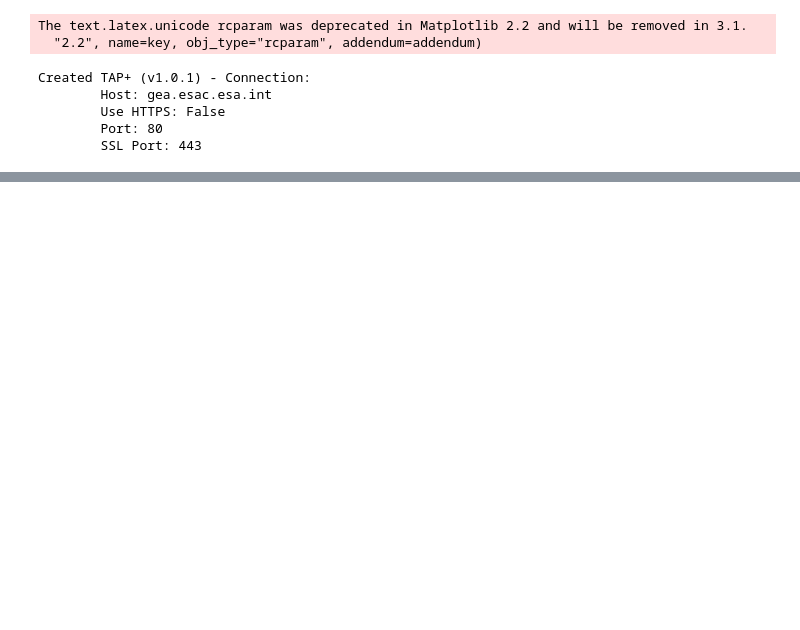
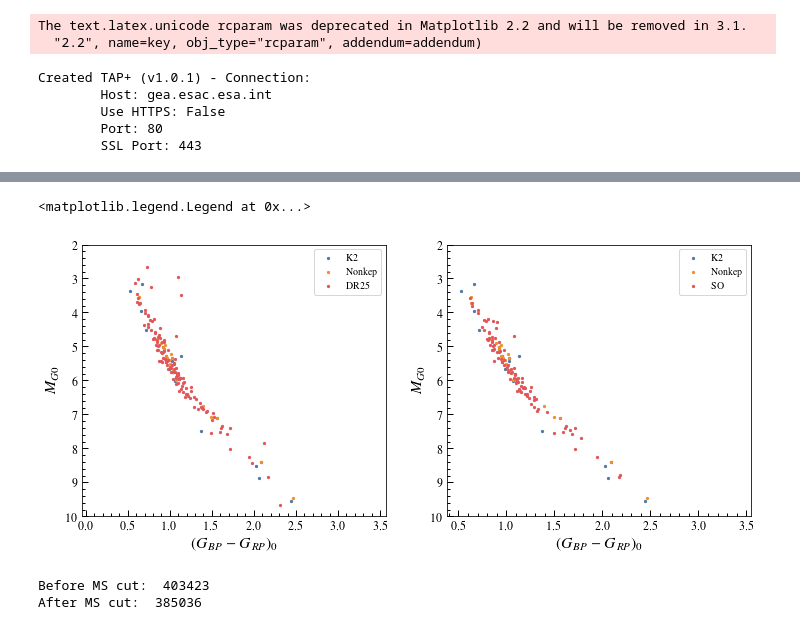
Before and after one commit to jacobhhamer/USP_Project, a Jupyter notebook: USP_Destruction_Paper.ipynb, the cells around one changed output, grey strips where cells are left out. Saved outputs shown, nothing was run; the diff lists cells and outputs as text; code cells hidden in the pictures; blank space fills up the shorter version.

```diff
--- a/USP_Destruction_Paper.ipynb
+++ b/USP_Destruction_Paper.ipynb
@@ -802 +1051,25 @@ plt.ylim(10,0)
+# %%
+f,ax=plt.subplots(ncols=2, nrows=1, figsize=(12,5))
+ax[0].scatter(dr25usps.loc[dr25usps.source=='K2','bp_rp0'], dr25usps.loc[dr25usps.source=='K2','M_G0'],s=5,label='K2')
+ax[0].scatter(dr25usps.loc[dr25usps.source=='Nonkep','bp_rp0'], dr25usps.loc[dr25usps.source=='Nonkep','M_G0'],s=5,label='Nonkep')
+ax[0].scatter(dr25usps.loc[dr25usps.source=='DR25','bp_rp0'], dr25usps.loc[dr25usps.source=='DR25','M_G0'],s=5,label='DR25')
+ax[0].set_ylim(10,2)
+ax[0].legend()
+ax[0].set_xlabel('$(G_{BP}-G_{RP})_0$')
+ax[0].set_ylabel('$M_{G0}$')
+ax[1].scatter(sousps.loc[sousps.source=='K2','bp_rp0'], sousps.loc[sousps.source=='K2','M_G0'],s=5,label='K2')
+ax[1].scatter(sousps.loc[sousps.source=='Nonkep','bp_rp0'], sousps.loc[sousps.source=='Nonkep','M_G0'],s=5,label='Nonkep')
+ax[1].scatter(sousps.loc[sousps.source=='SO','bp_rp0'], sousps.loc[sousps.source=='SO','M_G0'],s=5,label='SO')
+ax[1].set_ylim(10,2)
+ax[1].set_xlabel('$(G_{BP}-G_{RP})_0$')
+ax[1].set_ylabel('$M_{G0}$')
+ax[1].legend()
+# %% [output]
+<matplotlib.legend.Legend at 0x...>
+[figure, added]
+# %%
+gaiams=prepare_astrometrically_clean_gaia(preloaded=True)
+# %% [output]
+Before MS cut:  403423
+After MS cut:  385036
 # %%
```
Also changed, not shown: parts of 30 cells of this notebook, 30 other files.
